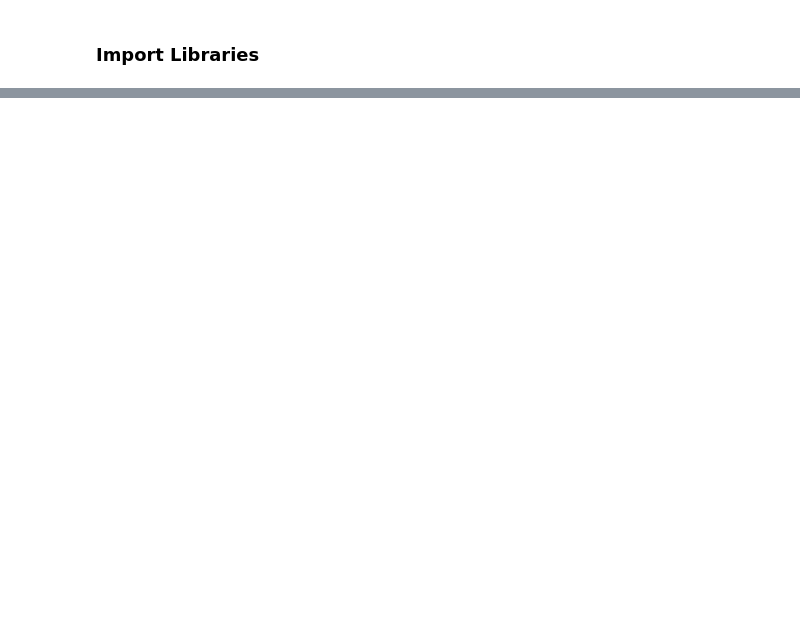
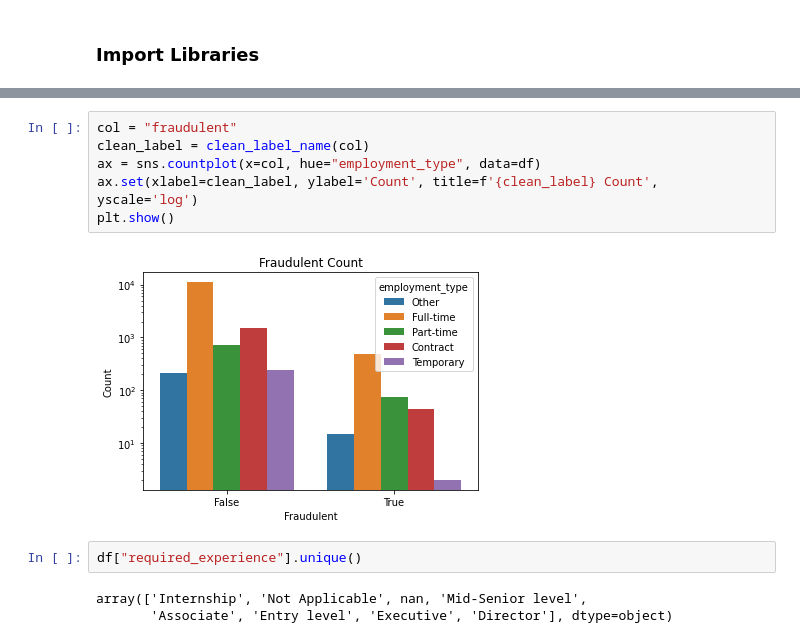
Before and after one commit to RodAli/fake-job-postings-analysis, a Jupyter notebook: Data_Cleaning.ipynb, the cells around one changed output, grey strips where cells are left out. Saved outputs shown, nothing was run; the diff lists cells and outputs as text; blank space fills up the shorter version.

```diff
--- a/Data_Cleaning.ipynb
+++ b/Data_Cleaning.ipynb
@@ -99,0 +218,13 @@ df_cleaned.to_csv("cleaned_" + FILENAME)
+# %%
+col = "fraudulent"
+clean_label = clean_label_name(col)
+ax = sns.countplot(x=col, hue="employment_type", data=df)
+ax.set(xlabel=clean_label, ylabel='Count', title=f'{clean_label} Count', yscale='log')
+plt.show()
+# %% [output]
+[figure, added]
+# %%
+df["required_experience"].unique()
+# %% [output]
+array(['Internship', 'Not Applicable', nan, 'Mid-Senior level',
+       'Associate', 'Entry level', 'Executive', 'Director'], dtype=object)
```
Also changed, not shown: parts of 35 cells of this notebook, 2 other files.
